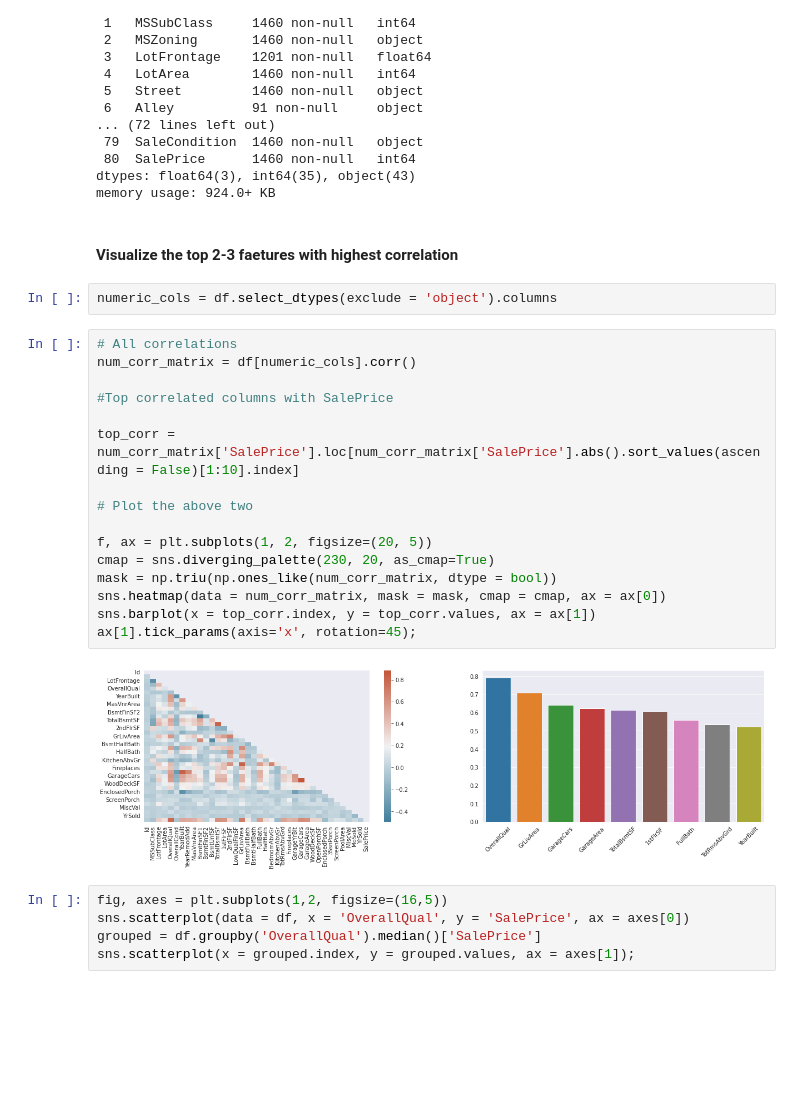
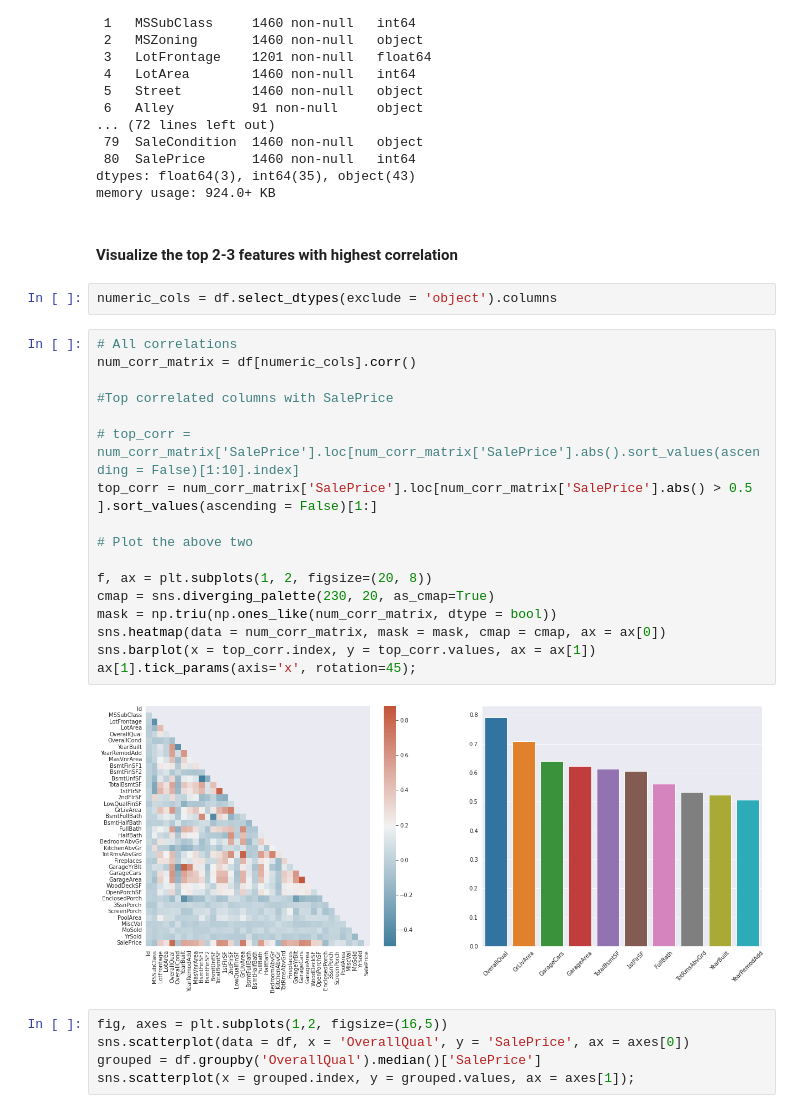
Before and after one commit to nitishsingh158/ML_noteboks, a Jupyter notebook: ameshousingregression.ipynb, the cells around one changed output. Cells and saved outputs as stored; diff of their text form; blank space fills up the shorter version.

```diff
--- a/ameshousingregression.ipynb
+++ b/ameshousingregression.ipynb
@@ -63,27 +64,28 @@ Data columns (total 81 columns):
 dtypes: float64(3), int64(35), object(43)
 memory usage: 924.0+ KB
 # %% [markdown]
-#### Visualize the top 2-3 faetures with highest correlation
+#### Visualize the top 2-3 features with highest correlation
 # %%
 numeric_cols = df.select_dtypes(exclude = 'object').columns
 # %%
 # All correlations
 num_corr_matrix = df[numeric_cols].corr()
 
 #Top correlated columns with SalePrice
 
-top_corr = num_corr_matrix['SalePrice'].loc[num_corr_matrix['SalePrice'].abs().sort_values(ascending = False)[1:10].index]
+# top_corr = num_corr_matrix['SalePrice'].loc[num_corr_matrix['SalePrice'].abs().sort_values(ascending = False)[1:10].index]
+top_corr = num_corr_matrix['SalePrice'].loc[num_corr_matrix['SalePrice'].abs() > 0.5 ].sort_values(ascending = False)[1:]
 
 # Plot the above two
 
-f, ax = plt.subplots(1, 2, figsize=(20, 5))
+f, ax = plt.subplots(1, 2, figsize=(20, 8))
 cmap = sns.diverging_palette(230, 20, as_cmap=True)
 mask = np.triu(np.ones_like(num_corr_matrix, dtype = bool))
 sns.heatmap(data = num_corr_matrix, mask = mask, cmap = cmap, ax = ax[0])
 sns.barplot(x = top_corr.index, y = top_corr.values, ax = ax[1])
 ax[1].tick_params(axis='x', rotation=45);
 # %% [output]
-[figure, old version]
+[figure, new version]
 # %%
 fig, axes = plt.subplots(1,2, figsize=(16,5))
 sns.scatterplot(data = df, x = 'OverallQual', y = 'SalePrice', ax = axes[0])
```
Also changed, not shown: parts of 19 cells of this notebook.
